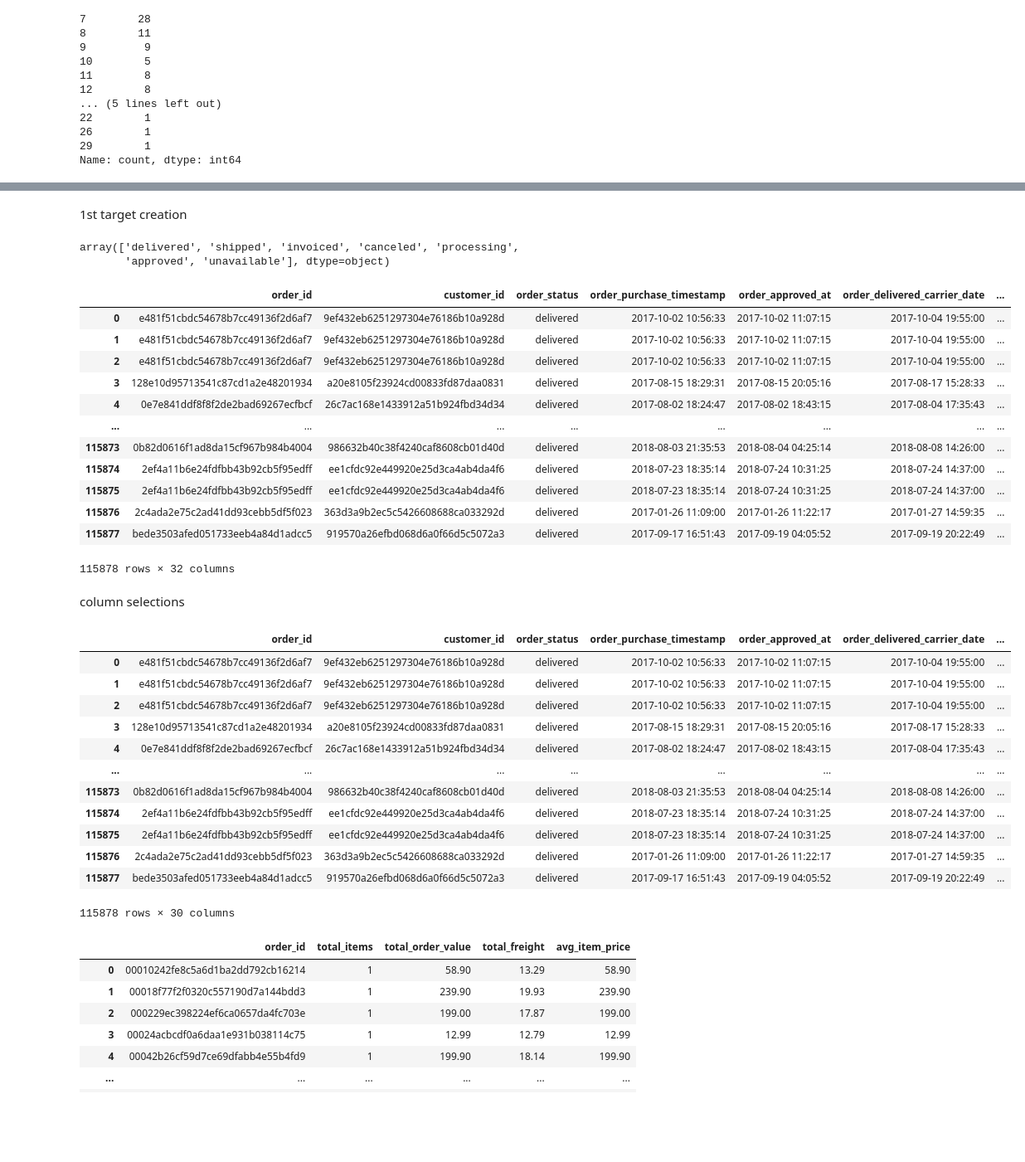
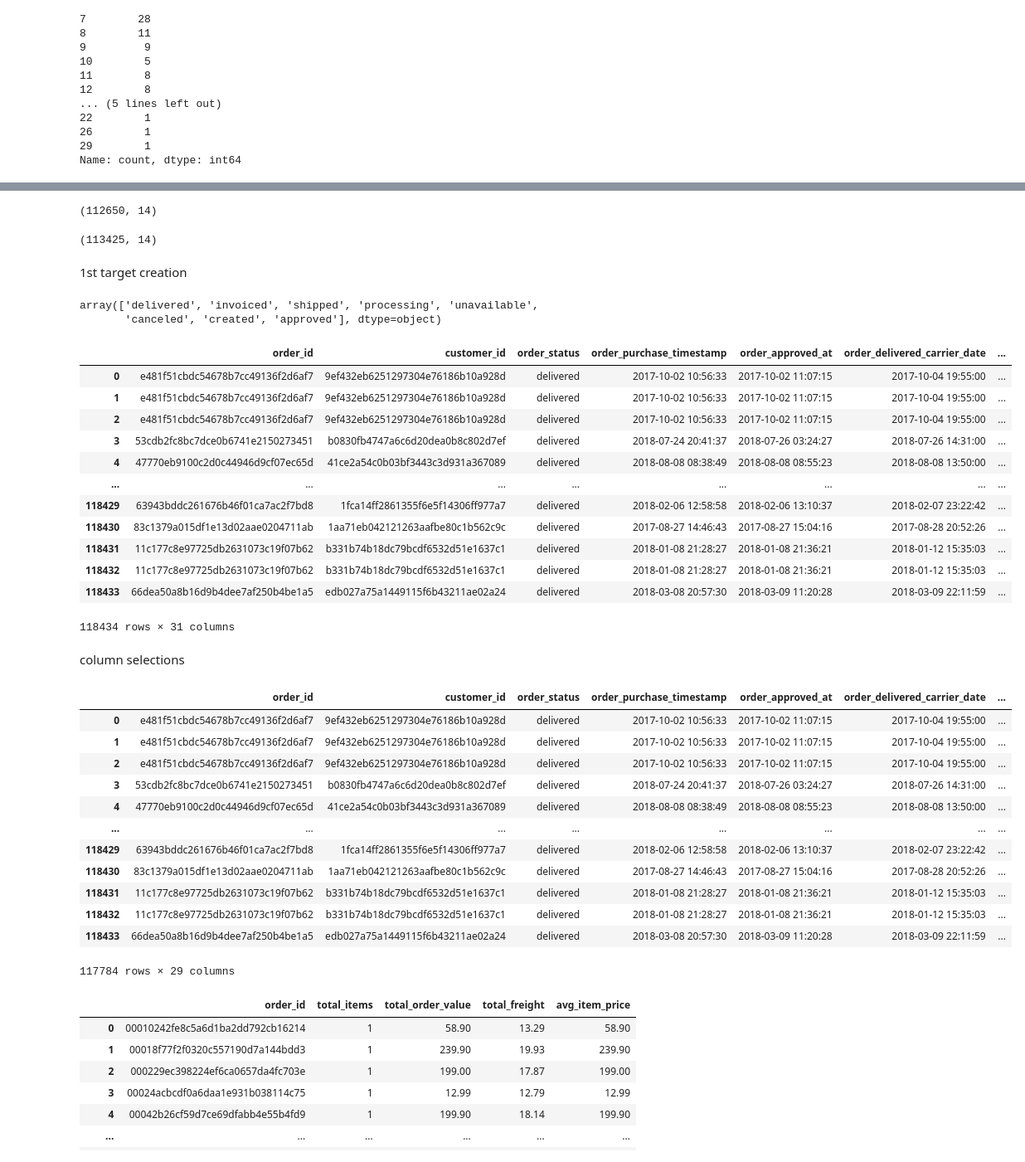
Before and after one commit to FTDS-assignment-bay/p2-final-project-ftds-051-rmt-group-001, a Jupyter notebook: src/build_dataset.ipynb, the cells around one changed output, grey strips where cells are left out. Shown at 83% size. Cells and saved outputs as stored; diff of their text form; code cells hidden in the pictures; blank space fills up the shorter version.

Commit message:
update change merge from inner to left

```diff
--- a/src/build_dataset.ipynb
+++ b/src/build_dataset.ipynb
@@ -8,6 +8,7 @@ import scipy.stats as stats
 # %%
 PATH_TO_EXPORT = "../data/cleaned/"
 # %%
+
 
 def exportCleanCSV(df, fileName):
     df.to_csv(f"{PATH_TO_EXPORT}{fileName}")
@@ -20,6 +21,10 @@ def addIsCanceled(df):
     ] = 1
 
     return df
+
+def remove_status(df, status):
+    df = df.loc[df['order_status'] != status]
+    return df
 # %%
 orders = pd.read_csv("../data/raw/olist_orders_dataset.csv")
 order_items = pd.read_csv("../data/raw/olist_order_items_dataset.csv")
@@ -53,10 +58,10 @@ payments.groupby("order_id").size().value_counts().sort_index()
 29        1
 Name: count, dtype: int64
 # %%
-df = orders.merge(order_items, on='order_id')
-df = df.merge(payments, on='order_id')
-df = df.merge(customers, on='customer_id')
-df = df.merge(products, on='product_id')
+df = orders.merge(order_items, on='order_id', how='left')
+df = df.merge(payments, on='order_id', how='left')
+df = df.merge(customers, on='customer_id', how='left')
+df = df.merge(products, on='product_id', how='left')
 
 df
 # %% [output]
@@ -76,10 +81,20 @@ df
+# %%
+df_ori = orders.merge(order_items, on='order_id')
+df_ori.shape
+# %% [output]
+(112650, 14)
+# %%
+df_test = orders.merge(order_items, how='left')
+df_test.shape
+# %% [output]
+(113425, 14)
 # %% [markdown]
 1st target creation
 # %%
 df['order_status'].unique()
 # %% [output]
-array(['delivered', 'shipped', 'invoiced', 'canceled', 'processing',
-       'approved', 'unavailable'], dtype=object)
+array(['delivered', 'invoiced', 'shipped', 'processing', 'unavailable',
+       'canceled', 'created', 'approved'], dtype=object)
 # %%
 df = addIsCanceled(df)
 # %%
@@ -89,32 +104,33 @@ df
 | 0 | e481f51cbdc54678b7cc49136f2d6af7 | 9ef432eb6251297304e76186b10a928d | delivered | 2017-10-02 10:56:33 | 2017-10-02 11:07:15 | 2017-10-04 19:55:00 | ... |
 | 1 | e481f51cbdc54678b7cc49136f2d6af7 | 9ef432eb6251297304e76186b10a928d | delivered | 2017-10-02 10:56:33 | 2017-10-02 11:07:15 | 2017-10-04 19:55:00 | ... |
 | 2 | e481f51cbdc54678b7cc49136f2d6af7 | 9ef432eb6251297304e76186b10a928d | delivered | 2017-10-02 10:56:33 | 2017-10-02 11:07:15 | 2017-10-04 19:55:00 | ... |
-| 3 | 128e10d95713541c87cd1a2e48201934 | a20e8105f23924cd00833fd87daa0831 | delivered | 2017-08-15 18:29:31 | 2017-08-15 20:05:16 | 2017-08-17 15:28:33 | ... |
-| 4 | 0e7e841ddf8f8f2de2bad69267ecfbcf | 26c7ac168e1433912a51b924fbd34d34 | delivered | 2017-08-02 18:24:47 | 2017-08-02 18:43:15 | 2017-08-04 17:35:43 | ... |
+| 3 | 53cdb2fc8bc7dce0b6741e2150273451 | b0830fb4747a6c6d20dea0b8c802d7ef | delivered | 2018-07-24 20:41:37 | 2018-07-26 03:24:27 | 2018-07-26 14:31:00 | ... |
+| 4 | 47770eb9100c2d0c44946d9cf07ec65d | 41ce2a54c0b03bf3443c3d931a367089 | delivered | 2018-08-08 08:38:49 | 2018-08-08 08:55:23 | 2018-08-08 13:50:00 | ... |
 | ... | ... | ... | ... | ... | ... | ... | ... |
-| 115873 | 0b82d0616f1ad8da15cf967b984b4004 | 986632b40c38f4240caf8608cb01d40d | delivered | 2018-08-03 21:35:53 | 2018-08-04 04:25:14 | 2018-08-08 14:26:00 | ... |
-| 115874 | 2ef4a11b6e24fdfbb43b92cb5f95edff | ee1cfdc92e449920e25d3ca4ab4da4f6 | delivered | 2018-07-23 18:35:14 | 2018-07-24 10:31:25 | 2018-07-24 14:37:00 | ... |
-| 115875 | 2ef4a11b6e24fdfbb43b92cb5f95edff | ee1cfdc92e449920e25d3ca4ab4da4f6 | delivered | 2018-07-23 18:35:14 | 2018-07-24 10:31:25 | 2018-07-24 14:37:00 | ... |
-| 115876 | 2c4ada2e75c2ad41dd93cebb5df5f023 | 363d3a9b2ec5c5426608688ca033292d | delivered | 2017-01-26 11:09:00 | 2017-01-26 11:22:17 | 2017-01-27 14:59:35 | ... |
-| 115877 | bede3503afed051733eeb4a84d1adcc5 | 919570a26efbd068d6a0f66d5c5072a3 | delivered | 2017-09-17 16:51:43 | 2017-09-19 04:05:52 | 2017-09-19 20:22:49 | ... |
+| 118429 | 63943bddc261676b46f01ca7ac2f7bd8 | 1fca14ff2861355f6e5f14306ff977a7 | delivered | 2018-02-06 12:58:58 | 2018-02-06 13:10:37 | 2018-02-07 23:22:42 | ... |
+| 118430 | 83c1379a015df1e13d02aae0204711ab | 1aa71eb042121263aafbe80c1b562c9c | delivered | 2017-08-27 14:46:43 | 2017-08-27 15:04:16 | 2017-08-28 20:52:26 | ... |
+| 118431 | 11c177c8e97725db2631073c19f07b62 | b331b74b18dc79bcdf6532d51e1637c1 | delivered | 2018-01-08 21:28:27 | 2018-01-08 21:36:21 | 2018-01-12 15:35:03 | ... |
+| 118432 | 11c177c8e97725db2631073c19f07b62 | b331b74b18dc79bcdf6532d51e1637c1 | delivered | 2018-01-08 21:28:27 | 2018-01-08 21:36:21 | 2018-01-12 15:35:03 | ... |
+| 118433 | 66dea50a8b16d9b4dee7af250b4be1a5 | edb027a75a1449115f6b43211ae02a24 | delivered | 2018-03-08 20:57:30 | 2018-03-09 11:20:28 | 2018-03-09 22:11:59 | ... |
-115878 rows × 32 columns
+118434 rows × 31 columns
 # %% [markdown]
 column selections
 # %%
 order_item_dataset = df.drop(columns=['seller_id','product_category_name'], axis=1)
+order_item_dataset = remove_status(order_item_dataset, 'unavailable')
 order_item_dataset
 # %% [output]
 |  | order_id | customer_id | order_status | order_purchase_timestamp | order_approved_at | order_delivered_carrier_date | ... |
 | 0 | e481f51cbdc54678b7cc49136f2d6af7 | 9ef432eb6251297304e76186b10a928d | delivered | 2017-10-02 10:56:33 | 2017-10-02 11:07:15 | 2017-10-04 19:55:00 | ... |
 | 1 | e481f51cbdc54678b7cc49136f2d6af7 | 9ef432eb6251297304e76186b10a928d | delivered | 2017-10-02 10:56:33 | 2017-10-02 11:07:15 | 2017-10-04 19:55:00 | ... |
 | 2 | e481f51cbdc54678b7cc49136f2d6af7 | 9ef432eb6251297304e76186b10a928d | delivered | 2017-10-02 10:56:33 | 2017-10-02 11:07:15 | 2017-10-04 19:55:00 | ... |
-| 3 | 128e10d95713541c87cd1a2e48201934 | a20e8105f23924cd00833fd87daa0831 | delivered | 2017-08-15 18:29:31 | 2017-08-15 20:05:16 | 2017-08-17 15:28:33 | ... |
-| 4 | 0e7e841ddf8f8f2de2bad69267ecfbcf | 26c7ac168e1433912a51b924fbd34d34 | delivered | 2017-08-02 18:24:47 | 2017-08-02 18:43:15 | 2017-08-04 17:35:43 | ... |
+| 3 | 53cdb2fc8bc7dce0b6741e2150273451 | b0830fb4747a6c6d20dea0b8c802d7ef | delivered | 2018-07-24 20:41:37 | 2018-07-26 03:24:27 | 2018-07-26 14:31:00 | ... |
+| 4 | 47770eb9100c2d0c44946d9cf07ec65d | 41ce2a54c0b03bf3443c3d931a367089 | delivered | 2018-08-08 08:38:49 | 2018-08-08 08:55:23 | 2018-08-08 13:50:00 | ... |
 | ... | ... | ... | ... | ... | ... | ... | ... |
-| 115873 | 0b82d0616f1ad8da15cf967b984b4004 | 986632b40c38f4240caf8608cb01d40d | delivered | 2018-08-03 21:35:53 | 2018-08-04 04:25:14 | 2018-08-08 14:26:00 | ... |
-| 115874 | 2ef4a11b6e24fdfbb43b92cb5f95edff | ee1cfdc92e449920e25d3ca4ab4da4f6 | delivered | 2018-07-23 18:35:14 | 2018-07-24 10:31:25 | 2018-07-24 14:37:00 | ... |
-| 115875 | 2ef4a11b6e24fdfbb43b92cb5f95edff | ee1cfdc92e449920e25d3ca4ab4da4f6 | delivered | 2018-07-23 18:35:14 | 2018-07-24 10:31:25 | 2018-07-24 14:37:00 | ... |
-| 115876 | 2c4ada2e75c2ad41dd93cebb5df5f023 | 363d3a9b2ec5c5426608688ca033292d | delivered | 2017-01-26 11:09:00 | 2017-01-26 11:22:17 | 2017-01-27 14:59:35 | ... |
-| 115877 | bede3503afed051733eeb4a84d1adcc5 | 919570a26efbd068d6a0f66d5c5072a3 | delivered | 2017-09-17 16:51:43 | 2017-09-19 04:05:52 | 2017-09-19 20:22:49 | ... |
+| 118429 | 63943bddc261676b46f01ca7ac2f7bd8 | 1fca14ff2861355f6e5f14306ff977a7 | delivered | 2018-02-06 12:58:58 | 2018-02-06 13:10:37 | 2018-02-07 23:22:42 | ... |
+| 118430 | 83c1379a015df1e13d02aae0204711ab | 1aa71eb042121263aafbe80c1b562c9c | delivered | 2017-08-27 14:46:43 | 2017-08-27 15:04:16 | 2017-08-28 20:52:26 | ... |
+| 118431 | 11c177c8e97725db2631073c19f07b62 | b331b74b18dc79bcdf6532d51e1637c1 | delivered | 2018-01-08 21:28:27 | 2018-01-08 21:36:21 | 2018-01-12 15:35:03 | ... |
+| 118432 | 11c177c8e97725db2631073c19f07b62 | b331b74b18dc79bcdf6532d51e1637c1 | delivered | 2018-01-08 21:28:27 | 2018-01-08 21:36:21 | 2018-01-12 15:35:03 | ... |
+| 118433 | 66dea50a8b16d9b4dee7af250b4be1a5 | edb027a75a1449115f6b43211ae02a24 | delivered | 2018-03-08 20:57:30 | 2018-03-09 11:20:28 | 2018-03-09 22:11:59 | ... |
-115878 rows × 30 columns
+117784 rows × 29 columns
 # %%
```
Also changed, not shown: parts of 6 cells of this notebook, 2 other files.
